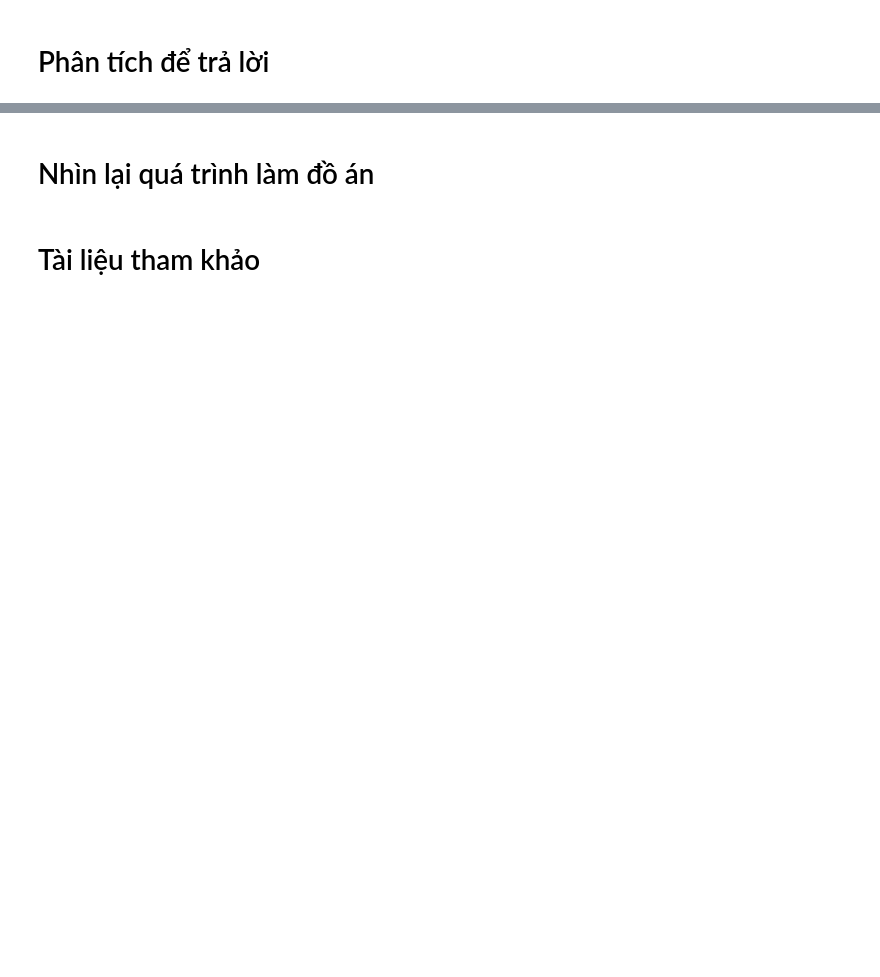
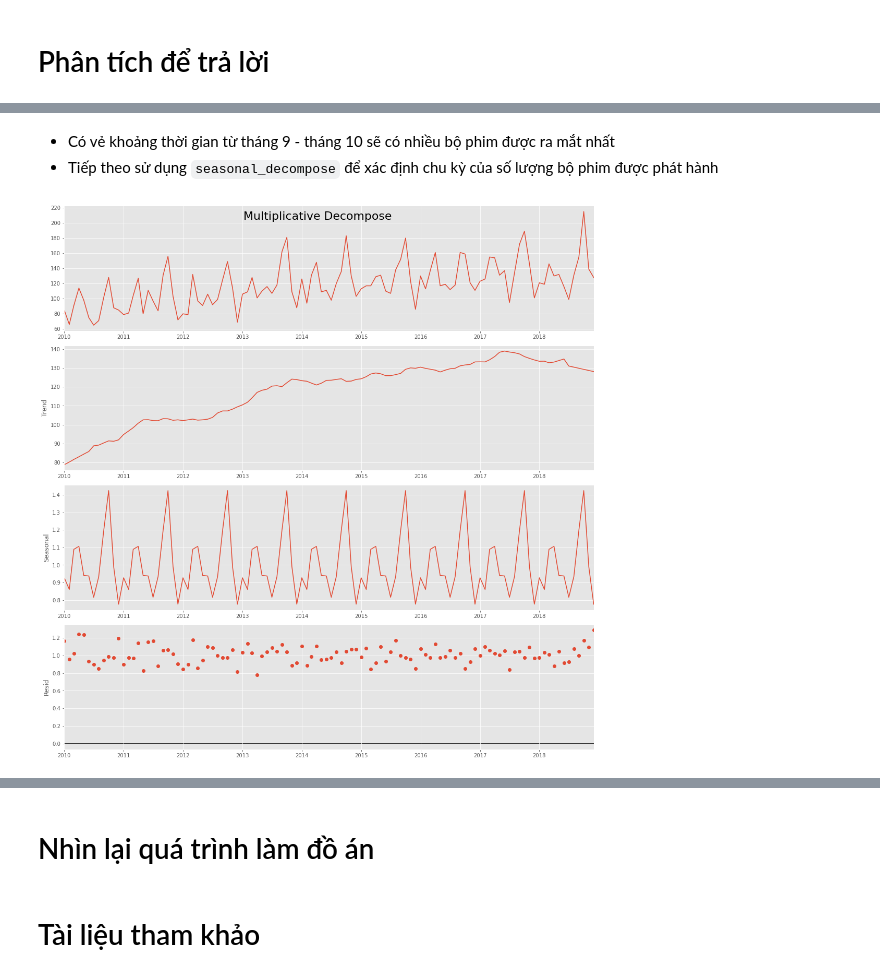
Before and after one commit to namhoai167/P4DS_Project, a Jupyter notebook: Final_Project.ipynb, the cells around one changed output, grey strips where cells are left out. Drawn from its saved outputs; the diff is of its cells as text; code cells hidden in the pictures; blank space fills up the shorter version.

```diff
--- a/Final_Project.ipynb
+++ b/Final_Project.ipynb
@@ -538,0 +695,20 @@ Dựa vào đó để xem được nhiều phim hay từ đạo diễn này hơn
+# %% [markdown]
+- Có vẻ khoảng thời gian từ tháng 9 - tháng 10 sẽ có nhiều bộ phim được ra mắt nhất
+- Tiếp theo sử dụng `seasonal_decompose` để xác định chu kỳ của số lượng bộ phim được phát hành
+# %%
+# Lấy số lượng phim được phát hành hàng tháng
+df = q2_df.groupby(['monthly']).size()
+df.index=df.index.to_timestamp()
+
+# Multiplicative Decomposition
+result_mul = seasonal_decompose(df, model='multiplicative', extrapolate_trend='freq')
+
+# Trực quan kết quả
+#plt.rcParams.update({'figure.figsize': (15, 15)})
+default_figsize = plt.rcParams['figure.figsize']
+plt.rcParams['figure.figsize'] = (15, 15)
+result_mul.plot().suptitle('Multiplicative Decompose', fontsize=22)
+plt.show()
+plt.rcParams['figure.figsize'] = default_figsize
+# %% [output]
+[figure, added]
```
Also changed, not shown: parts of 53 cells of this notebook.
